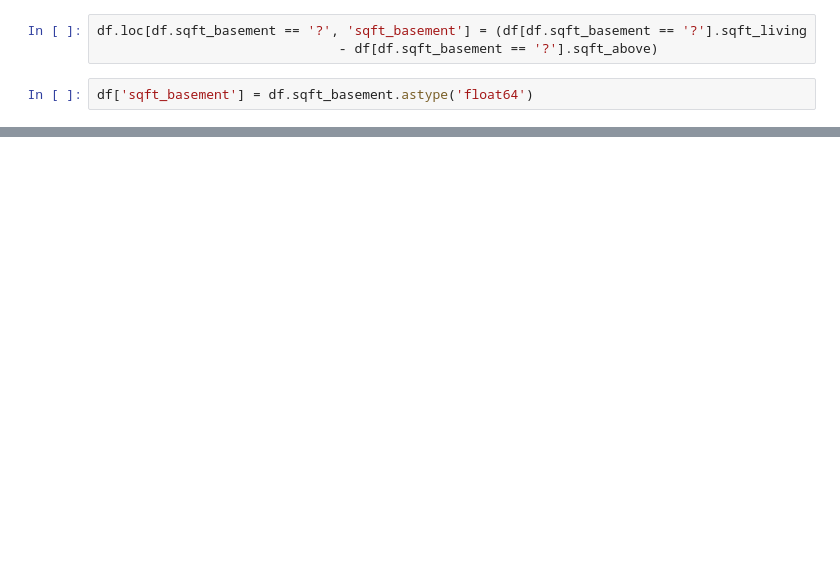
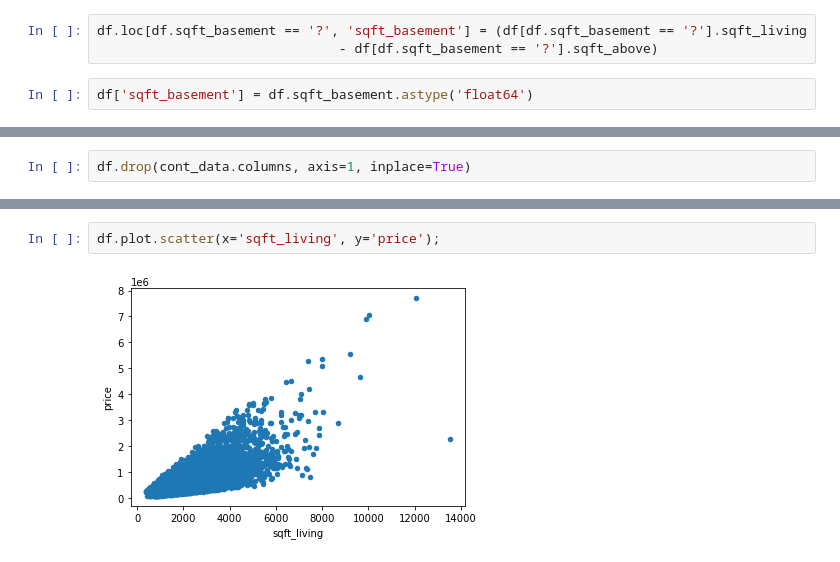
Before and after one commit to bentoler22/Flatiron_Phase_2_Project, a Jupyter notebook: student.ipynb, the cells around one changed output, grey strips where cells are left out. Cells and saved outputs as stored; diff of their text form; blank space fills up the shorter version.

```diff
--- a/student.ipynb
+++ b/student.ipynb
@@ -117,0 +112,2 @@ df.corr()
+# %%
+df.drop(cont_data.columns, axis=1, inplace=True)
@@ -117,0 +150,4 @@ df.corr()
+# %%
+df.plot.scatter(x='sqft_living', y='price');
+# %% [output]
+[figure, added]
```
Also changed, not shown: parts of 71 cells of this notebook.
